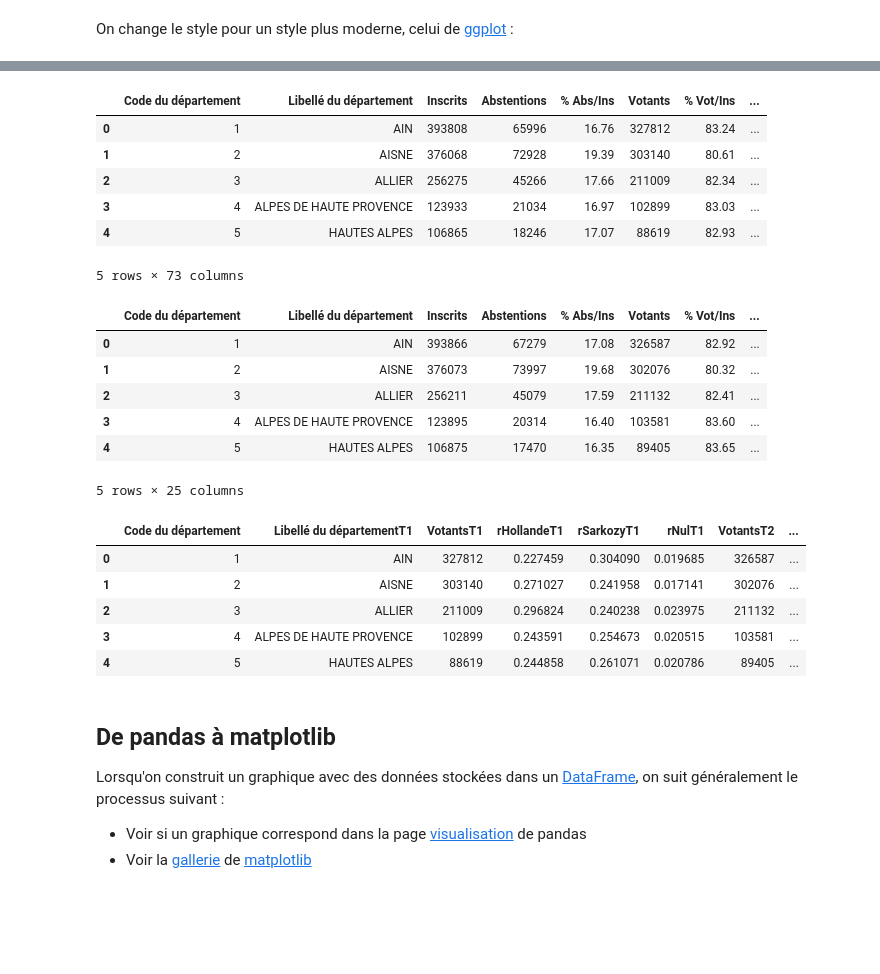
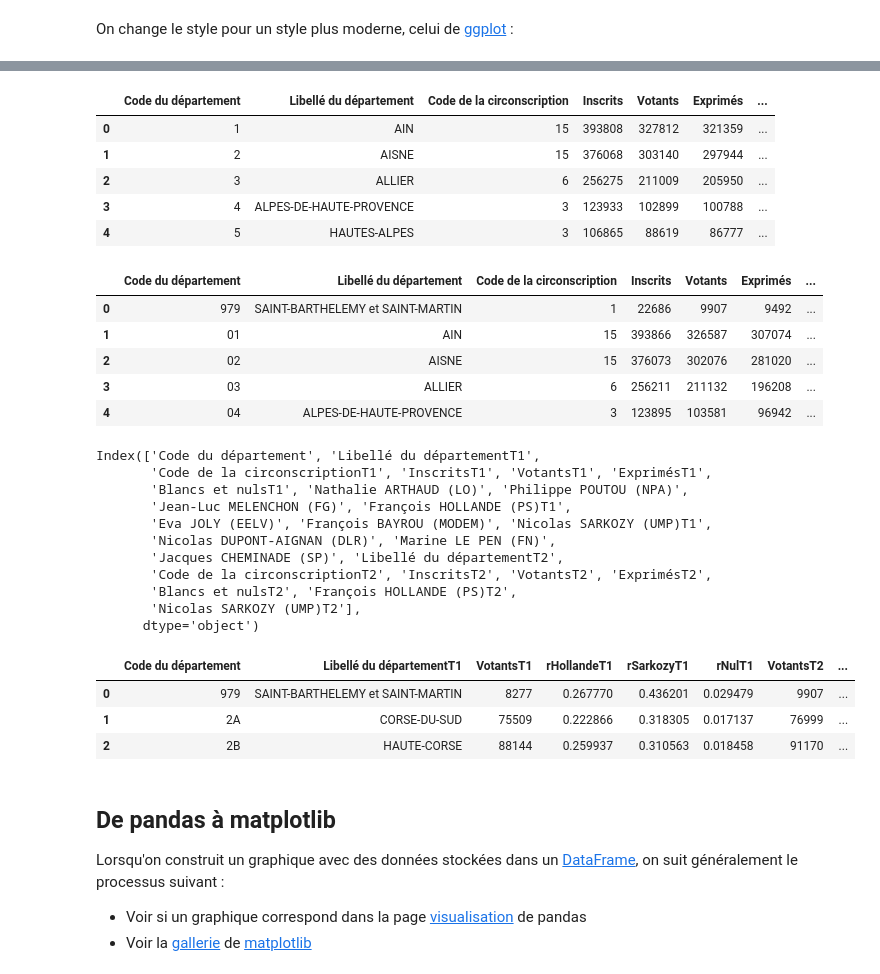
Before and after one commit to sdpython/actuariat_python, a Jupyter notebook: _doc/notebooks/population/seance6_graphes_enonce.ipynb, the cells around one changed output, grey strips where cells are left out. Cells and saved outputs as stored; diff of their text form; code cells hidden in the pictures; blank space fills up the shorter version.

Commit message:
update elections and associated notebooks

```diff
--- a/_doc/notebooks/population/seance6_graphes_enonce.ipynb
+++ b/_doc/notebooks/population/seance6_graphes_enonce.ipynb
@@ -23,6 +24,6 @@ Pour tous les exemples qui suivent, on utilise les résultat [élection préside
 # %%
 from actuariat_python.data import elections_presidentielles
-dict_df = elections_presidentielles()
+dict_df = elections_presidentielles(local=True, agg="dep")
 # %%
 list(dict_df.keys())
 # %% [output]
@@ -38,32 +31,44 @@ list(dict_df.keys())
 # %%
-dict_df["Départements T1"].head()
+dict_df["dep1"].head()
 # %% [output]
-|  | Code du département | Libellé du département | Inscrits | Abstentions | % Abs/Ins | Votants | % Vot/Ins | ... |
-| 0 | 1 | AIN | 393808 | 65996 | 16.76 | 327812 | 83.24 | ... |
-| 1 | 2 | AISNE | 376068 | 72928 | 19.39 | 303140 | 80.61 | ... |
-| 2 | 3 | ALLIER | 256275 | 45266 | 17.66 | 211009 | 82.34 | ... |
-| 3 | 4 | ALPES DE HAUTE PROVENCE | 123933 | 21034 | 16.97 | 102899 | 83.03 | ... |
-| 4 | 5 | HAUTES ALPES | 106865 | 18246 | 17.07 | 88619 | 82.93 | ... |
+|  | Code du département | Libellé du département | Code de la circonscription | Inscrits | Votants | Exprimés | ... |
+| 0 | 1 | AIN | 15 | 393808 | 327812 | 321359 | ... |
+| 1 | 2 | AISNE | 15 | 376068 | 303140 | 297944 | ... |
+| 2 | 3 | ALLIER | 6 | 256275 | 211009 | 205950 | ... |
+| 3 | 4 | ALPES-DE-HAUTE-PROVENCE | 3 | 123933 | 102899 | 100788 | ... |
+| 4 | 5 | HAUTES-ALPES | 3 | 106865 | 88619 | 86777 | ... |
-5 rows × 73 columns
 # %%
-dict_df["Départements T2"].head()
+dict_df["dep2"].head()
 # %% [output]
-|  | Code du département | Libellé du département | Inscrits | Abstentions | % Abs/Ins | Votants | % Vot/Ins | ... |
-| 0 | 1 | AIN | 393866 | 67279 | 17.08 | 326587 | 82.92 | ... |
-| 1 | 2 | AISNE | 376073 | 73997 | 19.68 | 302076 | 80.32 | ... |
-| 2 | 3 | ALLIER | 256211 | 45079 | 17.59 | 211132 | 82.41 | ... |
-| 3 | 4 | ALPES DE HAUTE PROVENCE | 123895 | 20314 | 16.40 | 103581 | 83.60 | ... |
-| 4 | 5 | HAUTES ALPES | 106875 | 17470 | 16.35 | 89405 | 83.65 | ... |
+|  | Code du département | Libellé du département | Code de la circonscription | Inscrits | Votants | Exprimés | ... |
+| 0 | 979 | SAINT-BARTHELEMY et SAINT-MARTIN | 1 | 22686 | 9907 | 9492 | ... |
+| 1 | 01 | AIN | 15 | 393866 | 326587 | 307074 | ... |
+| 2 | 02 | AISNE | 15 | 376073 | 302076 | 281020 | ... |
+| 3 | 03 | ALLIER | 6 | 256211 | 211132 | 196208 | ... |
+| 4 | 04 | ALPES-DE-HAUTE-PROVENCE | 3 | 123895 | 103581 | 96942 | ... |
-5 rows × 25 columns
+# %%
+deps = dict_df["dep1"].merge(dict_df["dep2"],
+                                       on="Code du département",
+                                       suffixes=("T1", "T2"))
+deps.columns
+# %% [output]
+Index(['Code du département', 'Libellé du départementT1',
+       'Code de la circonscriptionT1', 'InscritsT1', 'VotantsT1', 'ExprimésT1',
+       'Blancs et nulsT1', 'Nathalie ARTHAUD (LO)', 'Philippe POUTOU (NPA)',
+       'Jean-Luc MELENCHON (FG)', 'François HOLLANDE (PS)T1',
+       'Eva JOLY (EELV)', 'François BAYROU (MODEM)', 'Nicolas SARKOZY (UMP)T1',
+       'Nicolas DUPONT-AIGNAN (DLR)', 'Marine LE PEN (FN)',
+       'Jacques CHEMINADE (SP)', 'Libellé du départementT2',
+       'Code de la circonscriptionT2', 'InscritsT2', 'VotantsT2', 'ExprimésT2',
+       'Blancs et nulsT2', 'François HOLLANDE (PS)T2',
+       'Nicolas SARKOZY (UMP)T2'],
+      dtype='object')
 # %%
-deps = dict_df["Départements T1"].merge(dict_df["Départements T2"],
-                                       on="Code du département",
-                                       suffixes=("T1", "T2"))
-deps["rHollandeT1"] = deps["Voix.9"] / (deps["VotantsT1"] - deps["Blancs et nulsT1"])
-deps["rSarkozyT1"] = deps["Voix.2"] / (deps["VotantsT1"] - deps["Blancs et nulsT1"])
+deps["rHollandeT1"] = deps['François HOLLANDE (PS)T1'] / (deps["VotantsT1"] - deps["Blancs et nulsT1"])
+deps["rSarkozyT1"] = deps['Nicolas SARKOZY (UMP)T1'] / (deps["VotantsT1"] - deps["Blancs et nulsT1"])
 deps["rNulT1"] = deps["Blancs et nulsT1"] / deps["VotantsT1"]
-deps["rHollandeT2"] = deps["VoixT2"] / (deps["VotantsT2"] - deps["Blancs et nulsT2"])
-deps["rSarkozyT2"] = deps["Voix.1T2"] / (deps["VotantsT2"] - deps["Blancs et nulsT2"])
+deps["rHollandeT2"] = deps["François HOLLANDE (PS)T2"] / (deps["VotantsT2"] - deps["Blancs et nulsT2"])
+deps["rSarkozyT2"] = deps['Nicolas SARKOZY (UMP)T2'] / (deps["VotantsT2"] - deps["Blancs et nulsT2"])
 deps["rNulT2"] = deps["Blancs et nulsT2"] / deps["VotantsT2"]
 data = deps[["Code du département", "Libellé du départementT1",
              "VotantsT1", "rHollandeT1", "rSarkozyT1", "rNulT1",
@@ -72,10 +77,8 @@ data_elections = data # parfois data est remplacé dans la suite
 data.head()
 # %% [output]
 |  | Code du département | Libellé du départementT1 | VotantsT1 | rHollandeT1 | rSarkozyT1 | rNulT1 | VotantsT2 | ... |
-| 0 | 1 | AIN | 327812 | 0.227459 | 0.304090 | 0.019685 | 326587 | ... |
-| 1 | 2 | AISNE | 303140 | 0.271027 | 0.241958 | 0.017141 | 302076 | ... |
-| 2 | 3 | ALLIER | 211009 | 0.296824 | 0.240238 | 0.023975 | 211132 | ... |
-| 3 | 4 | ALPES DE HAUTE PROVENCE | 102899 | 0.243591 | 0.254673 | 0.020515 | 103581 | ... |
-| 4 | 5 | HAUTES ALPES | 88619 | 0.244858 | 0.261071 | 0.020786 | 89405 | ... |
+| 0 | 979 | SAINT-BARTHELEMY et SAINT-MARTIN | 8277 | 0.267770 | 0.436201 | 0.029479 | 9907 | ... |
+| 1 | 2A | CORSE-DU-SUD | 75509 | 0.222866 | 0.318305 | 0.017137 | 76999 | ... |
+| 2 | 2B | HAUTE-CORSE | 88144 | 0.259937 | 0.310563 | 0.018458 | 91170 | ... |
 # %%
 deps.to_excel("deps.xlsx")
```
Also changed, not shown: parts of 3 cells of this notebook, 3 other files.
